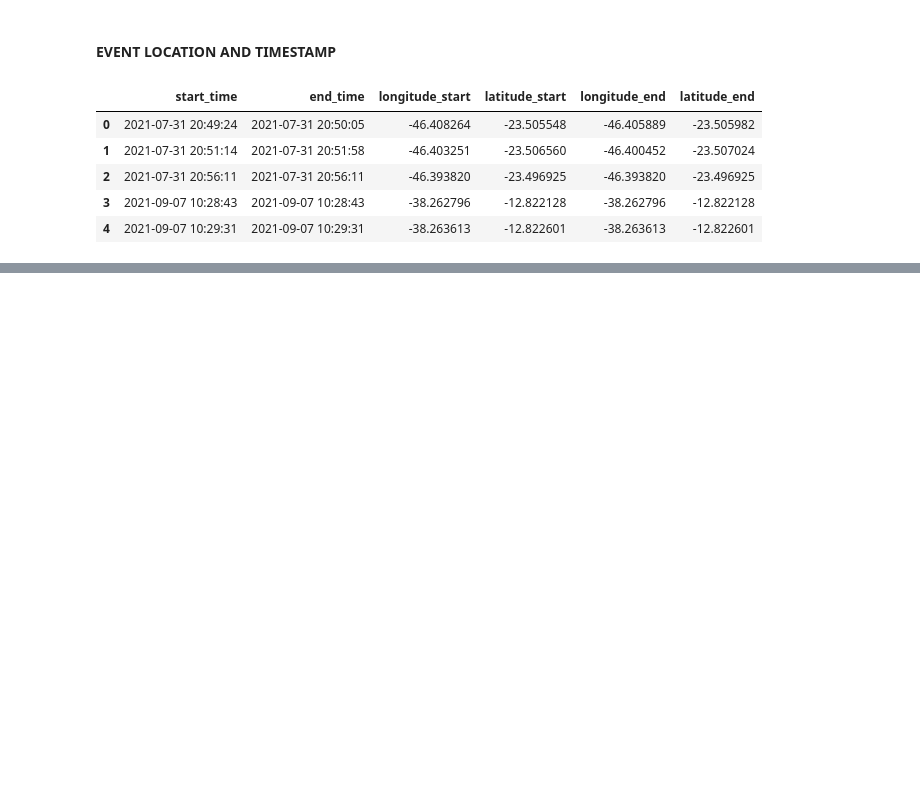
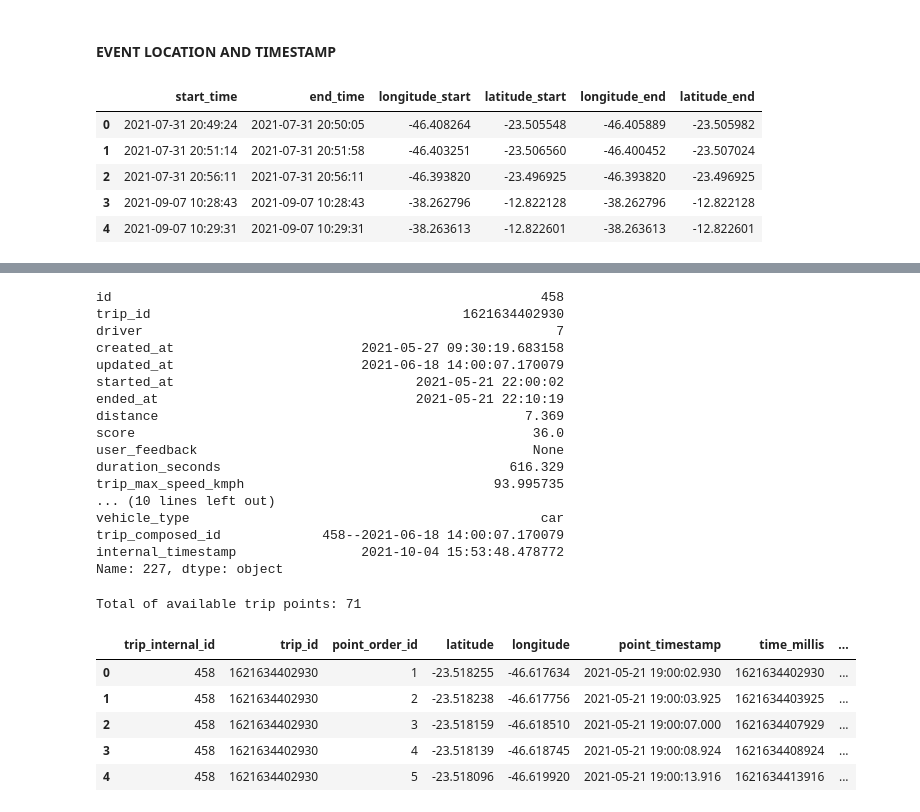
Before and after one commit to AlbertoSCF/location_data_analysis, a Jupyter notebook: DATA-EXPLORATION-0-zendrive_schema.ipynb, the cells around one changed output, grey strips where cells are left out. Drawn from its saved outputs; the diff is of its cells as text; code cells hidden in the pictures; blank space fills up the shorter version.

```diff
--- a/DATA-EXPLORATION-0-zendrive_schema.ipynb
+++ b/DATA-EXPLORATION-0-zendrive_schema.ipynb
@@ -384,0 +420,35 @@ trip_paths.head()
+# %%
+# Pick one example trip to look up
+example_trip = trips[(trips['score'].between(10, 40)) & (trips['distance'].between(5, 10))].iloc[0]
+display(example_trip)
+
+# Collect its path
+cur.execute(f"SELECT * FROM zendrive.path_point WHERE trip_id={example_trip.trip_id}")
+trip_paths = pd.DataFrame(cur.fetchall(), columns=[desc[0] for desc in cur.description])
+print('Total of available trip points:', trip_paths.shape[0])
+trip_paths.head()
+# %% [output]
+id                                                       458
+trip_id                                        1621634402930
+driver                                                     7
+created_at                        2021-05-27 09:30:19.683158
+updated_at                        2021-06-18 14:00:07.170079
+started_at                               2021-05-21 22:00:02
+ended_at                                 2021-05-21 22:10:19
+distance                                               7.369
+score                                                   36.0
+user_feedback                                           None
+duration_seconds                                     616.329
+trip_max_speed_kmph                                93.995735
+... (10 lines left out)
+vehicle_type                                             car
+trip_composed_id             458--2021-06-18 14:00:07.170079
+internal_timestamp                2021-10-04 15:53:48.478772
+Name: 227, dtype: object
+Total of available trip points: 71
+|  | trip_internal_id | trip_id | point_order_id | latitude | longitude | point_timestamp | time_millis | ... |
+| 0 | 458 | 1621634402930 | 1 | -23.518255 | -46.617634 | 2021-05-21 19:00:02.930 | 1621634402930 | ... |
+| 1 | 458 | 1621634402930 | 2 | -23.518238 | -46.617756 | 2021-05-21 19:00:03.925 | 1621634403925 | ... |
+| 2 | 458 | 1621634402930 | 3 | -23.518159 | -46.618510 | 2021-05-21 19:00:07.000 | 1621634407929 | ... |
+| 3 | 458 | 1621634402930 | 4 | -23.518139 | -46.618745 | 2021-05-21 19:00:08.924 | 1621634408924 | ... |
+| 4 | 458 | 1621634402930 | 5 | -23.518096 | -46.619920 | 2021-05-21 19:00:13.916 | 1621634413916 | ... |
```
Also changed, not shown: parts of 27 cells of this notebook, 1 other file.
